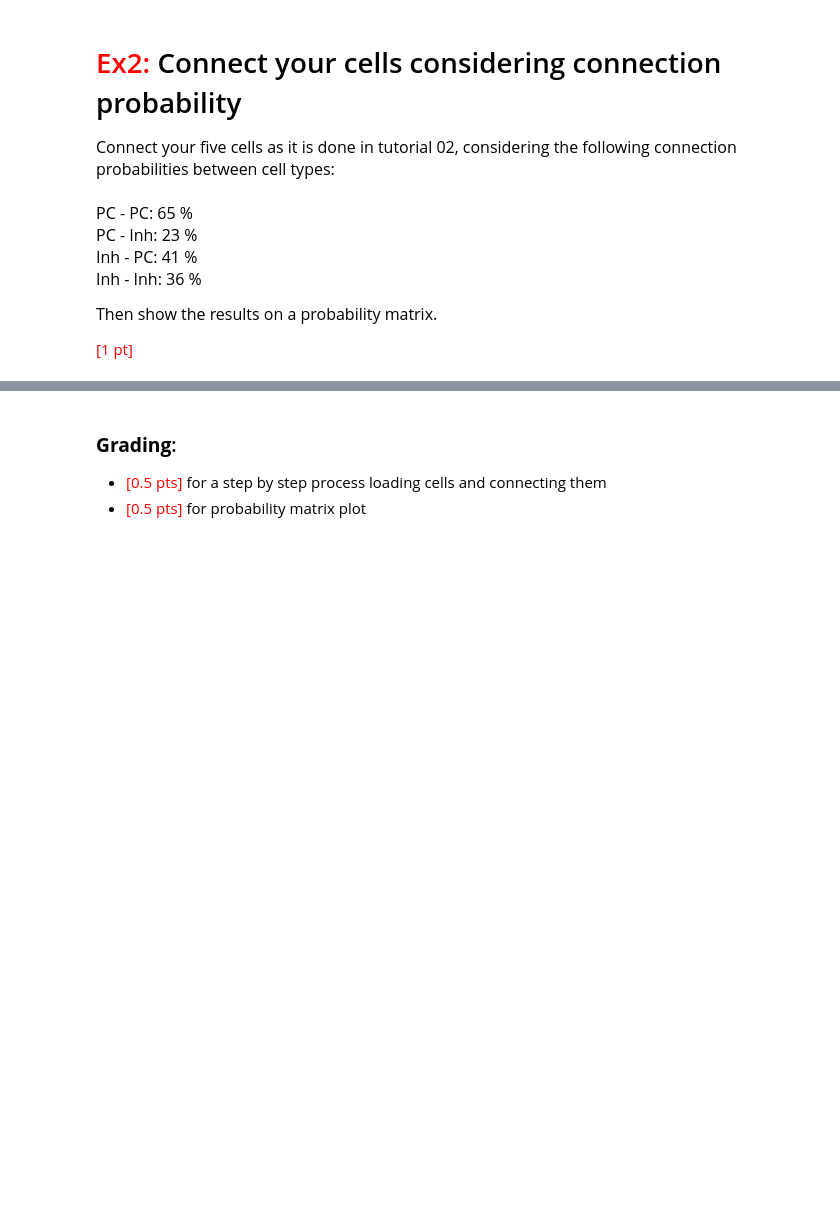
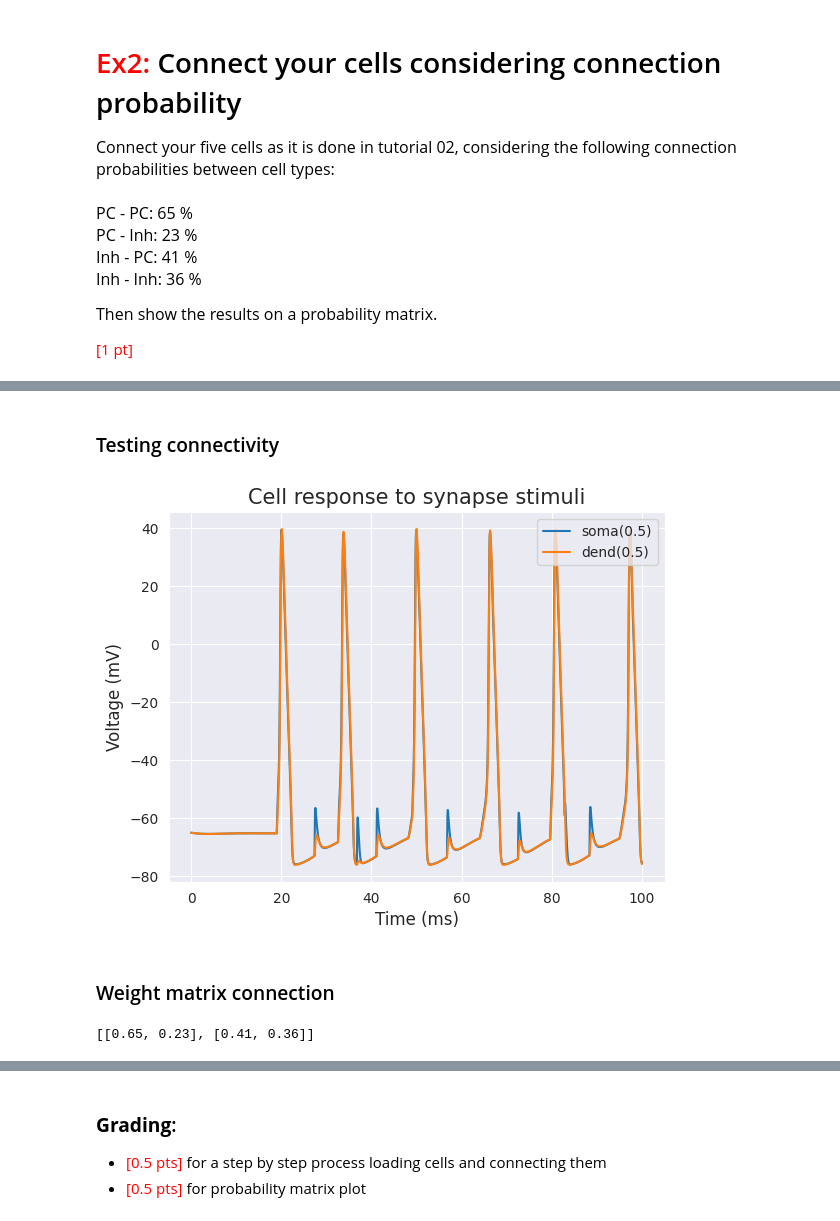
Before and after one commit to ejayromero/biophysics-NX-450, a Jupyter notebook: Week_7/Week7_HomeWork.ipynb, the cells around one changed output, grey strips where cells are left out. Drawn from its saved outputs; the diff is of its cells as text; code cells hidden in the pictures; blank space fills up the shorter version.

```diff
--- a/Week_7/Week7_HomeWork.ipynb
+++ b/Week_7/Week7_HomeWork.ipynb
@@ -285,0 +329,20 @@ plot_heatmap(weight_matrix, cell_label)
+# %% [markdown]
+### Testing connectivity
+# %%
+stimulation(cells[4],cells[0], dend_num = 19, n_stim = 10, start = 10, delay = 1, weight= 0.8)
+# %% [output]
+[figure, added]
+# %% [markdown]
+### Weight matrix connection
+# %%
+
+# Convert probabilities to a DataFrame
+# Create a matrix of lists based on the probabilities
+cell_types = ['PC', 'Inh']
+probabilities_matrix = [
+    [probabilities.get((cell_type_1, cell_type_2), 0) for cell_type_2 in cell_types]
+    for cell_type_1 in cell_types
+]
+probabilities_matrix # Display the DataFrame
+# %% [output]
+[[0.65, 0.23], [0.41, 0.36]]
```
Also changed, not shown: parts of 11 cells of this notebook.
